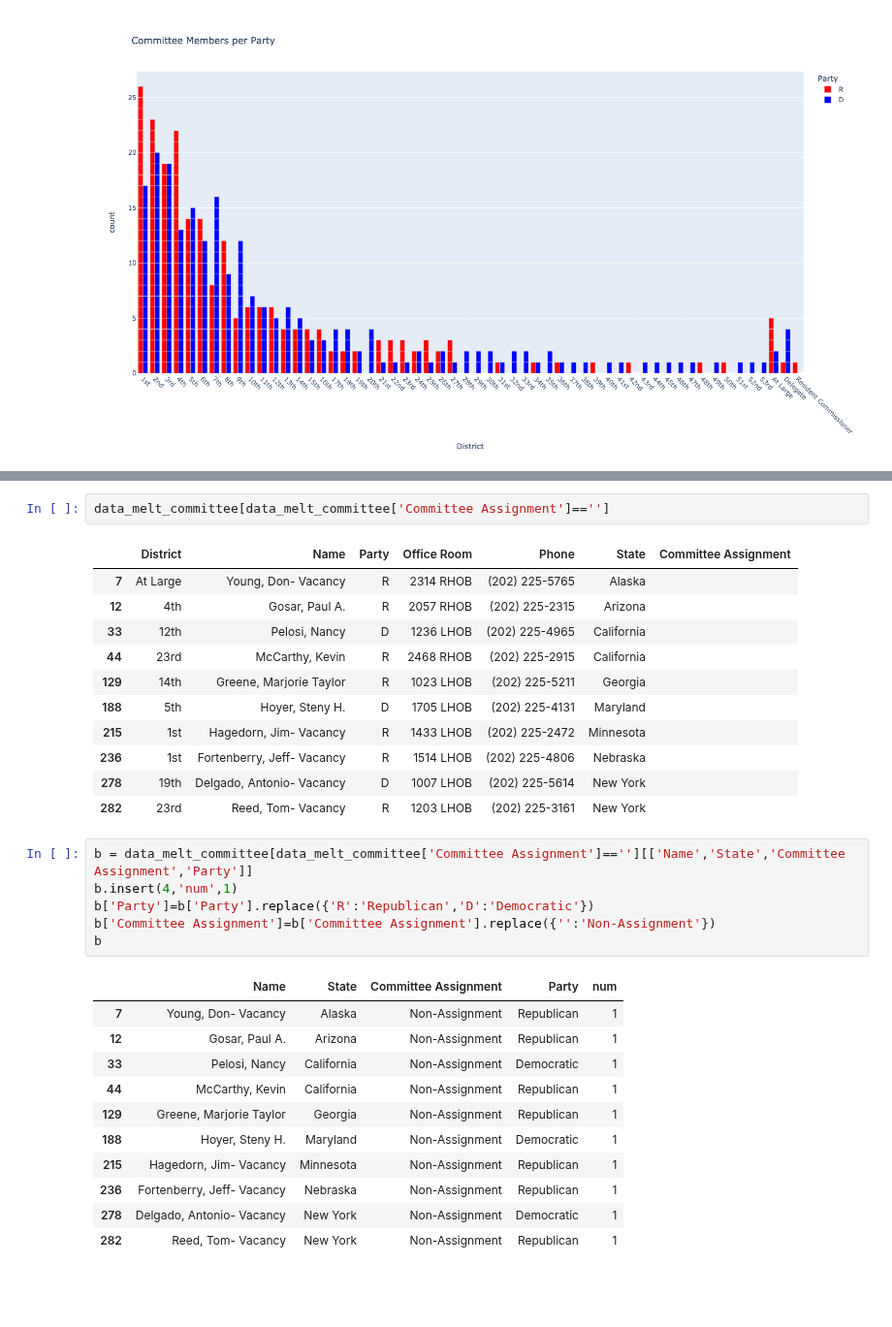
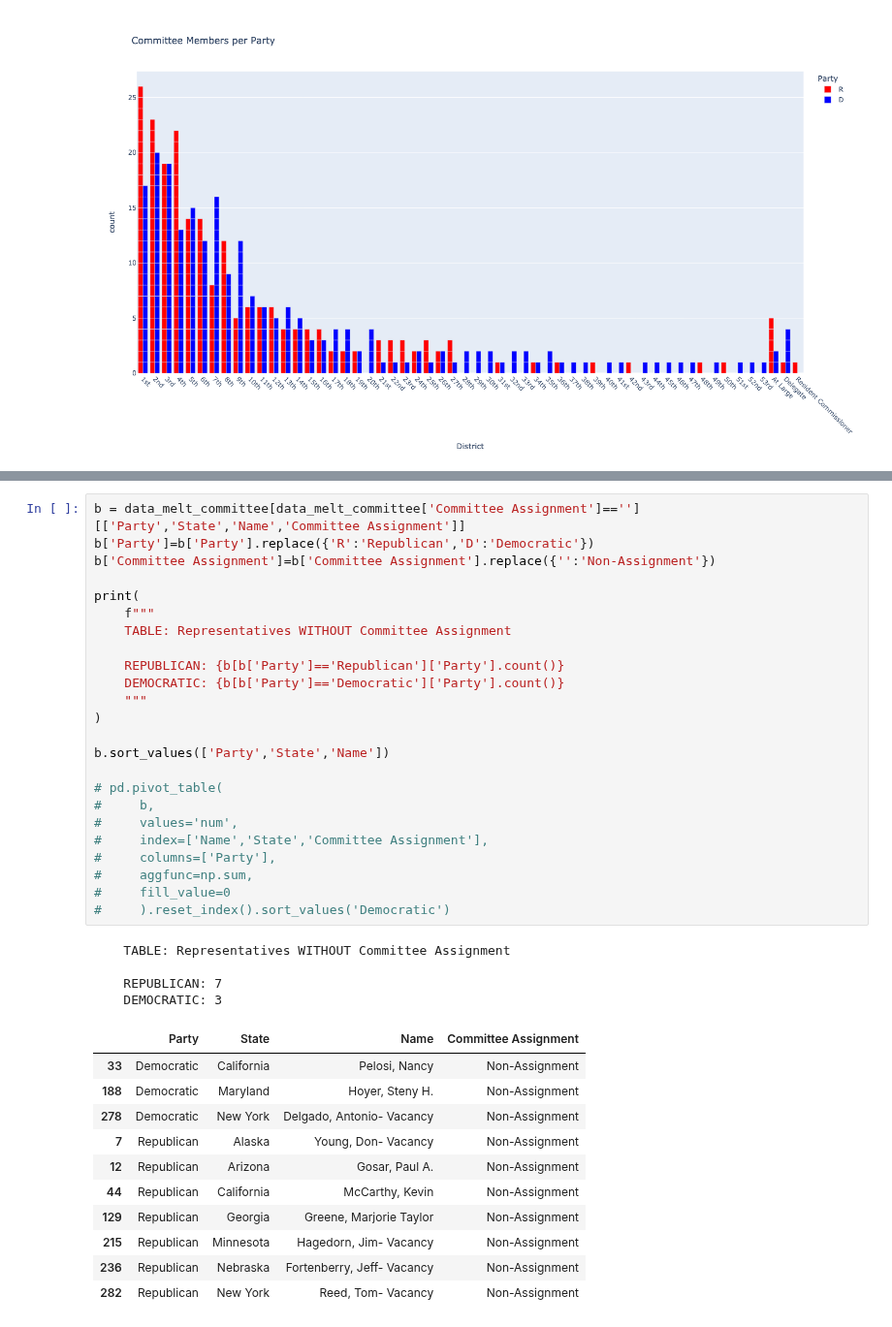
Before and after one commit to pedrosanhueza/Web-Scrape, a Jupyter notebook: US House of Representatives/Representatives - Code/Representatives 08-06-2022.ipynb, the cells around one changed output, grey strips where cells are left out. Shown at 97% size. Cells and saved outputs as stored; diff of their text form; blank space fills up the shorter version.

```diff
--- a/US House of Representatives/Representatives - Code/Representatives 08-06-2022.ipynb
+++ b/US House of Representatives/Representatives - Code/Representatives 08-06-2022.ipynb
@@ -280,32 +269,40 @@ pd.pivot_table(
-# %%
-data_melt_committee[data_melt_committee['Committee Assignment']=='']
-# %% [output]
-|  | District | Name | Party | Office Room | Phone | State | Committee Assignment |
-| 7 | At Large | Young, Don- Vacancy | R | 2314 RHOB | (202) 225-5765 | Alaska |  |
-| 12 | 4th | Gosar, Paul A. | R | 2057 RHOB | (202) 225-2315 | Arizona |  |
-| 33 | 12th | Pelosi, Nancy | D | 1236 LHOB | (202) 225-4965 | California |  |
-| 44 | 23rd | McCarthy, Kevin | R | 2468 RHOB | (202) 225-2915 | California |  |
-| 129 | 14th | Greene, Marjorie Taylor | R | 1023 LHOB | (202) 225-5211 | Georgia |  |
-| 188 | 5th | Hoyer, Steny H. | D | 1705 LHOB | (202) 225-4131 | Maryland |  |
-| 215 | 1st | Hagedorn, Jim- Vacancy | R | 1433 LHOB | (202) 225-2472 | Minnesota |  |
-| 236 | 1st | Fortenberry, Jeff- Vacancy | R | 1514 LHOB | (202) 225-4806 | Nebraska |  |
-| 278 | 19th | Delgado, Antonio- Vacancy | D | 1007 LHOB | (202) 225-5614 | New York |  |
-| 282 | 23rd | Reed, Tom- Vacancy | R | 1203 LHOB | (202) 225-3161 | New York |  |
 # %%
-b = data_melt_committee[data_melt_committee['Committee Assignment']==''][['Name','State','Committee Assignment','Party']]
-b.insert(4,'num',1)
+b = data_melt_committee[data_melt_committee['Committee Assignment']==''][['Party','State','Name','Committee Assignment']]
 b['Party']=b['Party'].replace({'R':'Republican','D':'Democratic'})
 b['Committee Assignment']=b['Committee Assignment'].replace({'':'Non-Assignment'})
-b
+
+print(
+    f"""
+    TABLE: Representatives WITHOUT Committee Assignment
+
+    REPUBLICAN: {b[b['Party']=='Republican']['Party'].count()}
+    DEMOCRATIC: {b[b['Party']=='Democratic']['Party'].count()}
+    """
+)
+
+b.sort_values(['Party','State','Name'])
+
+# pd.pivot_table(
+#     b,
+#     values='num',
+#     index=['Name','State','Committee Assignment'],
+#     columns=['Party'],
+#     aggfunc=np.sum,
+#     fill_value=0
+#     ).reset_index().sort_values('Democratic')
 # %% [output]
+    TABLE: Representatives WITHOUT Committee Assignment
+
+    REPUBLICAN: 7
+    DEMOCRATIC: 3
-|  | Name | State | Committee Assignment | Party | num |
-| 7 | Young, Don- Vacancy | Alaska | Non-Assignment | Republican | 1 |
-| 12 | Gosar, Paul A. | Arizona | Non-Assignment | Republican | 1 |
-| 33 | Pelosi, Nancy | California | Non-Assignment | Democratic | 1 |
-| 44 | McCarthy, Kevin | California | Non-Assignment | Republican | 1 |
-| 129 | Greene, Marjorie Taylor | Georgia | Non-Assignment | Republican | 1 |
-| 188 | Hoyer, Steny H. | Maryland | Non-Assignment | Democratic | 1 |
-| 215 | Hagedorn, Jim- Vacancy | Minnesota | Non-Assignment | Republican | 1 |
-| 236 | Fortenberry, Jeff- Vacancy | Nebraska | Non-Assignment | Republican | 1 |
-| 278 | Delgado, Antonio- Vacancy | New York | Non-Assignment | Democratic | 1 |
-| 282 | Reed, Tom- Vacancy | New York | Non-Assignment | Republican | 1 |
+|  | Party | State | Name | Committee Assignment |
+| 33 | Democratic | California | Pelosi, Nancy | Non-Assignment |
+| 188 | Democratic | Maryland | Hoyer, Steny H. | Non-Assignment |
+| 278 | Democratic | New York | Delgado, Antonio- Vacancy | Non-Assignment |
+| 7 | Republican | Alaska | Young, Don- Vacancy | Non-Assignment |
+| 12 | Republican | Arizona | Gosar, Paul A. | Non-Assignment |
+| 44 | Republican | California | McCarthy, Kevin | Non-Assignment |
+| 129 | Republican | Georgia | Greene, Marjorie Taylor | Non-Assignment |
+| 215 | Republican | Minnesota | Hagedorn, Jim- Vacancy | Non-Assignment |
+| 236 | Republican | Nebraska | Fortenberry, Jeff- Vacancy | Non-Assignment |
+| 282 | Republican | New York | Reed, Tom- Vacancy | Non-Assignment |
```
Also changed, not shown: parts of 7 cells of this notebook.
